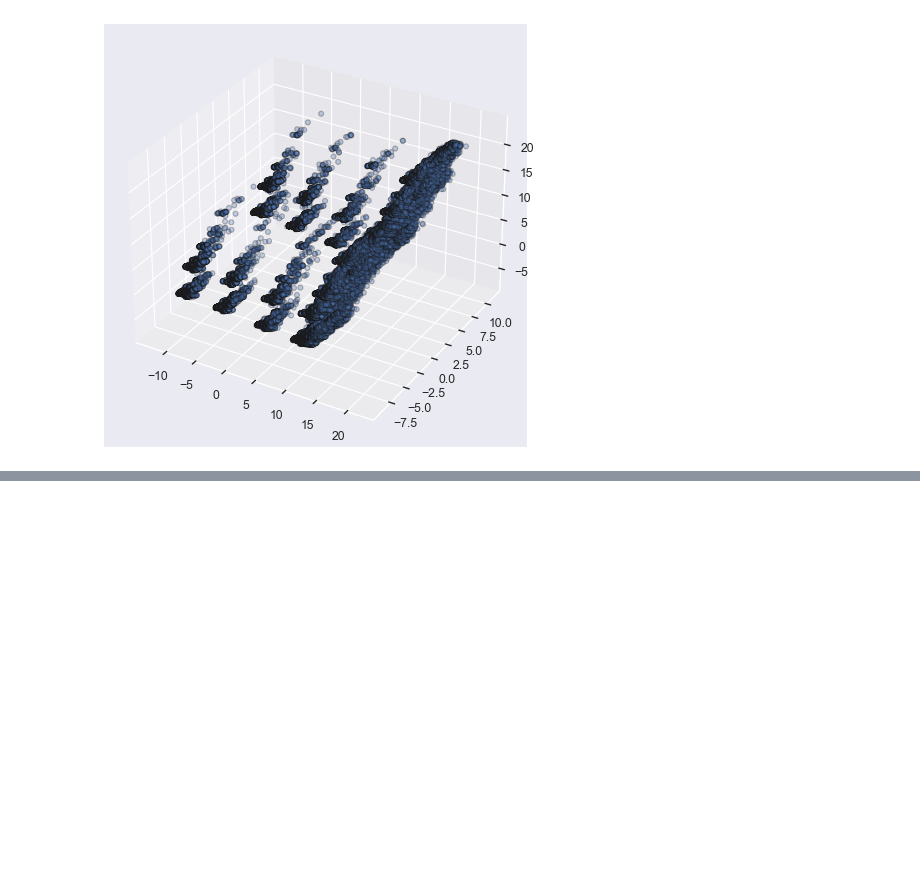
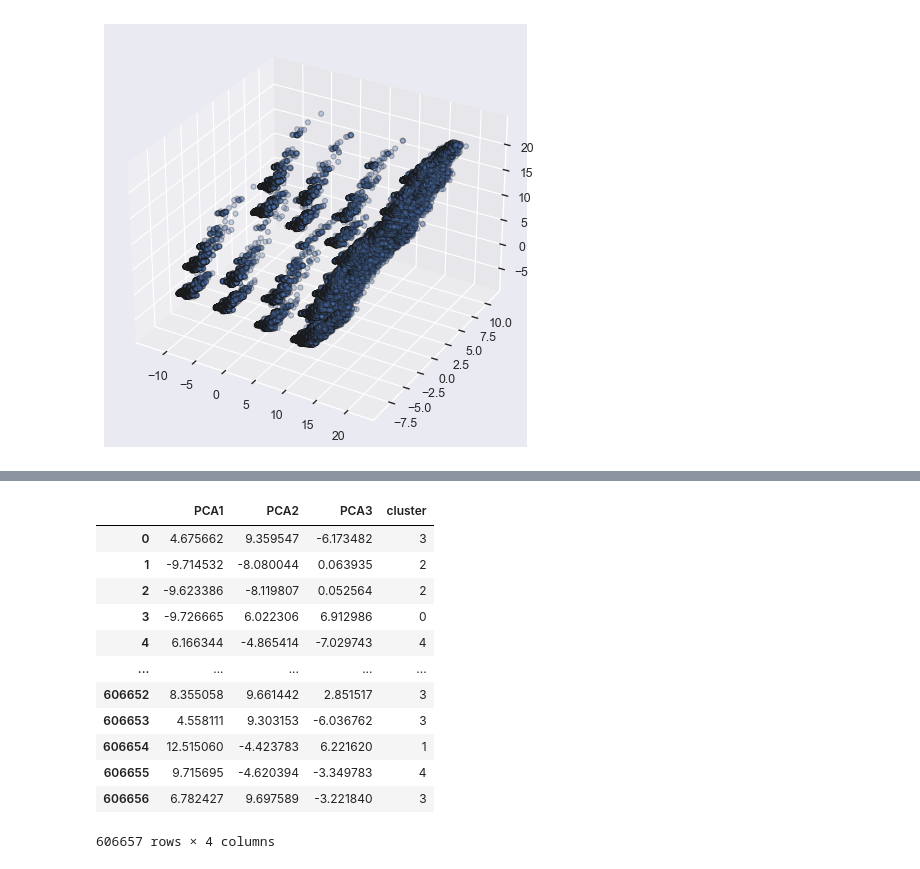
Before and after one commit to cemreaka/Customer-Segmentation-Project, a Jupyter notebook: model_practice/model.ipynb, the cells around one changed output, grey strips where cells are left out. Cells and saved outputs as stored; diff of their text form; code cells hidden in the pictures; blank space fills up the shorter version.

```diff
--- a/model_practice/model.ipynb
+++ b/model_practice/model.ipynb
@@ -146,0 +173,17 @@ ax.scatter3D(new_df['PCA1'], new_df['PCA2'], new_df['PCA3'], alpha = 0.3, edgeco
+# %%
+new_df['cluster'] = predicted_kmeans
+new_df
+# %% [output]
+|  | PCA1 | PCA2 | PCA3 | cluster |
+| 0 | 4.675662 | 9.359547 | -6.173482 | 3 |
+| 1 | -9.714532 | -8.080044 | 0.063935 | 2 |
+| 2 | -9.623386 | -8.119807 | 0.052564 | 2 |
+| 3 | -9.726665 | 6.022306 | 6.912986 | 0 |
+| 4 | 6.166344 | -4.865414 | -7.029743 | 4 |
+| ... | ... | ... | ... | ... |
+| 606652 | 8.355058 | 9.661442 | 2.851517 | 3 |
+| 606653 | 4.558111 | 9.303153 | -6.036762 | 3 |
+| 606654 | 12.515060 | -4.423783 | 6.221620 | 1 |
+| 606655 | 9.715695 | -4.620394 | -3.349783 | 4 |
+| 606656 | 6.782427 | 9.697589 | -3.221840 | 3 |
+606657 rows × 4 columns
```
Also changed, not shown: parts of 5 cells of this notebook.
